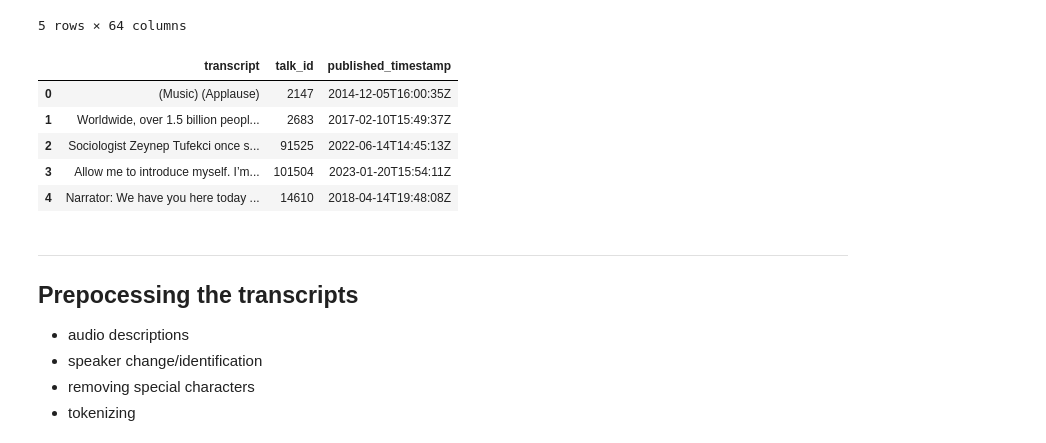
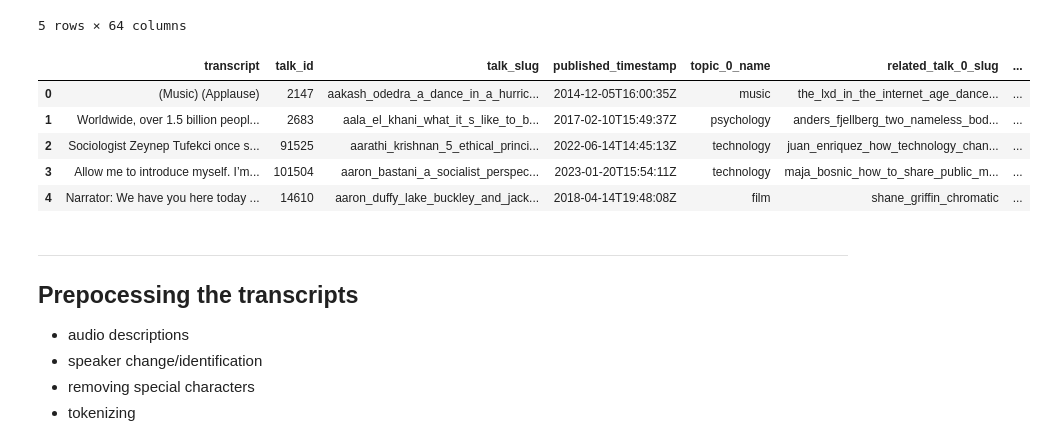
Before and after one commit to women-in-ai-ireland/September-2023-Group-001, a Jupyter notebook: SentimentAnalysis/SentimentAnalysis.ipynb, the cells around one changed output. Saved outputs shown, nothing was run; the diff lists cells and outputs as text; code cells hidden in the pictures.

```diff
--- a/SentimentAnalysis/SentimentAnalysis.ipynb
+++ b/SentimentAnalysis/SentimentAnalysis.ipynb
@@ -34,15 +34,16 @@ data.head()
 | 4 | 652af54dd95841780141babb | False | https://go.ted.com/6JLM | False | False | 14610 | aaron_duffy_lake_buckley_and_jack... | ... |
 5 rows × 64 columns
 # %%
-df=data.loc[:,['transcript','talk_id','published_timestamp']]
+df=data.loc[:,['transcript','talk_id','talk_slug','published_timestamp', 'topic_0_name','related_talk_0_slug',
+               'related_talk_1_slug','related_talk_2_slug','related_talk_3_slug','related_talk_4_slug','related_talk_5_slug']]
 df.head()
 # %% [output]
-|  | transcript | talk_id | published_timestamp |
-| 0 | (Music) (Applause) | 2147 | 2014-12-05T16:00:35Z |
-| 1 | Worldwide, over 1.5 billion peopl... | 2683 | 2017-02-10T15:49:37Z |
-| 2 | Sociologist Zeynep Tufekci once s... | 91525 | 2022-06-14T14:45:13Z |
-| 3 | Allow me to introduce myself. I’m... | 101504 | 2023-01-20T15:54:11Z |
-| 4 | Narrator: We have you here today ... | 14610 | 2018-04-14T19:48:08Z |
+|  | transcript | talk_id | talk_slug | published_timestamp | topic_0_name | related_talk_0_slug | ... |
+| 0 | (Music) (Applause) | 2147 | aakash_odedra_a_dance_in_a_hurric... | 2014-12-05T16:00:35Z | music | the_lxd_in_the_internet_age_dance... | ... |
+| 1 | Worldwide, over 1.5 billion peopl... | 2683 | aala_el_khani_what_it_s_like_to_b... | 2017-02-10T15:49:37Z | psychology | anders_fjellberg_two_nameless_bod... | ... |
+| 2 | Sociologist Zeynep Tufekci once s... | 91525 | aarathi_krishnan_5_ethical_princi... | 2022-06-14T14:45:13Z | technology | juan_enriquez_how_technology_chan... | ... |
+| 3 | Allow me to introduce myself. I’m... | 101504 | aaron_bastani_a_socialist_perspec... | 2023-01-20T15:54:11Z | technology | maja_bosnic_how_to_share_public_m... | ... |
+| 4 | Narrator: We have you here today ... | 14610 | aaron_duffy_lake_buckley_and_jack... | 2018-04-14T19:48:08Z | film | shane_griffin_chromatic | ... |
 # %% [markdown]
 ---
 ## Prepocessing the transcripts
```
Also changed, not shown: parts of 33 cells of this notebook.
